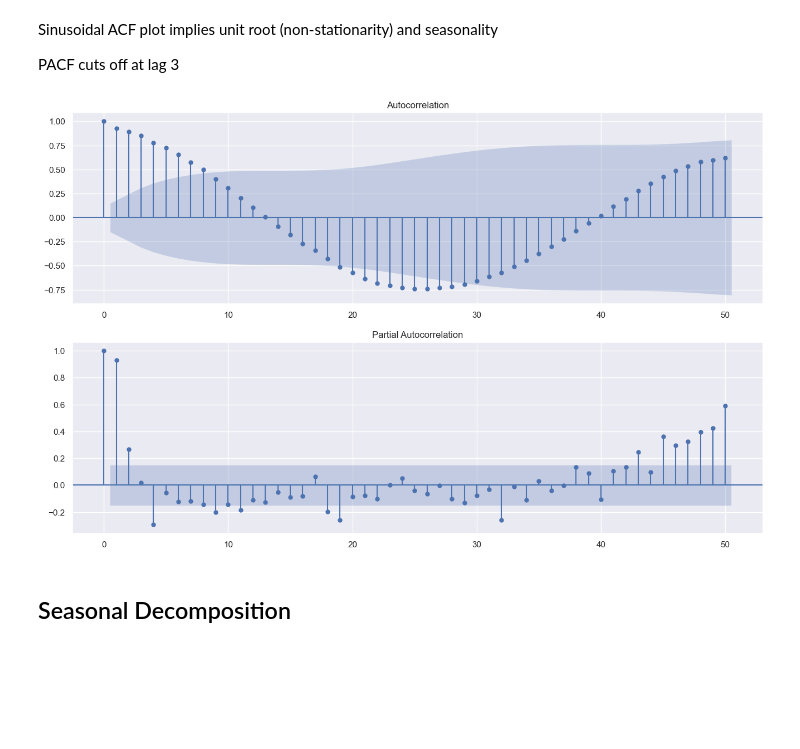
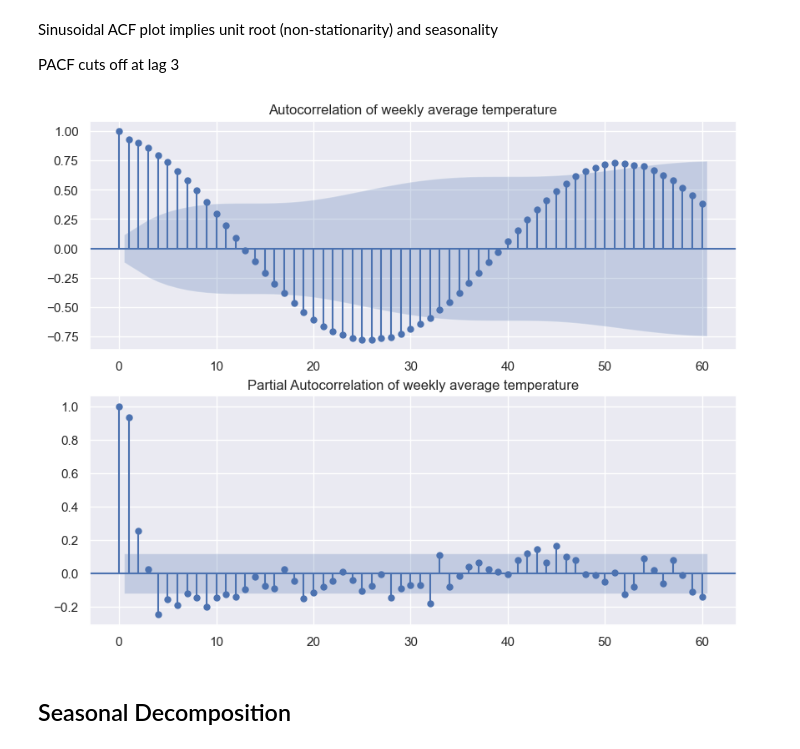
Before and after one commit to Nonug/stat4601-project, a Jupyter notebook: eda.ipynb, the cells around one changed output. Saved outputs shown, nothing was run; the diff lists cells and outputs as text; code cells hidden in the pictures; blank space fills up the shorter version.

```diff
--- a/eda.ipynb
+++ b/eda.ipynb
@@ -137,10 +139,10 @@ plot_acf_pacf(range_df)
 Sinusoidal ACF plot implies unit root (non-stationarity) and seasonality
 
 PACF cuts off at lag 3
-# %%
-plot_acf_pacf(df_week)
-# %% [output]
-[figure, removed]
+# %%
+plot_acf_pacf(df_week, title_suffix="of weekly average temperature", figsize=(10,8))
+# %% [output]
+[figure, added]
 # %% [markdown]
 ## Seasonal Decomposition
 # %% [markdown]
```
Also changed, not shown: parts of 5 cells of this notebook, 6 other files.
